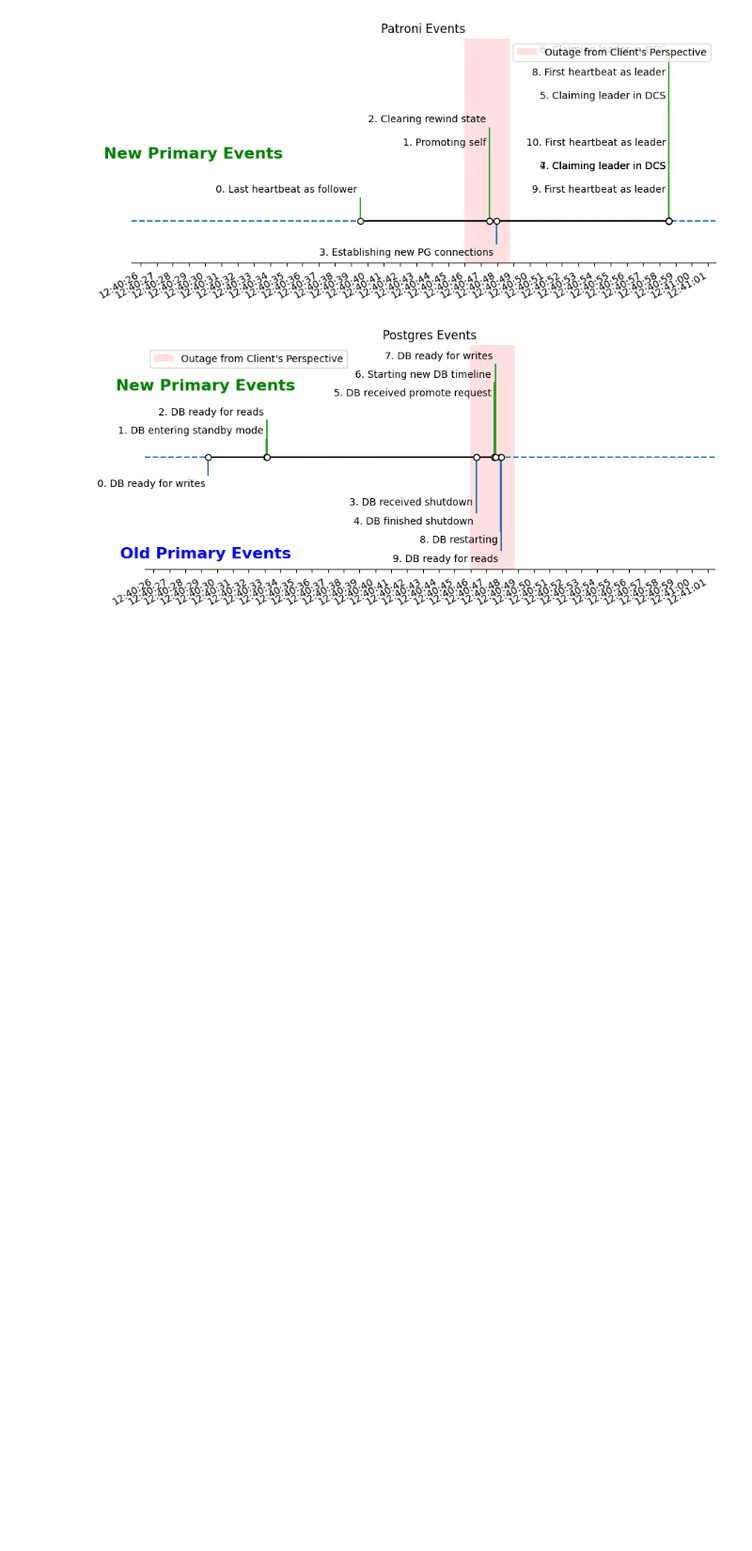
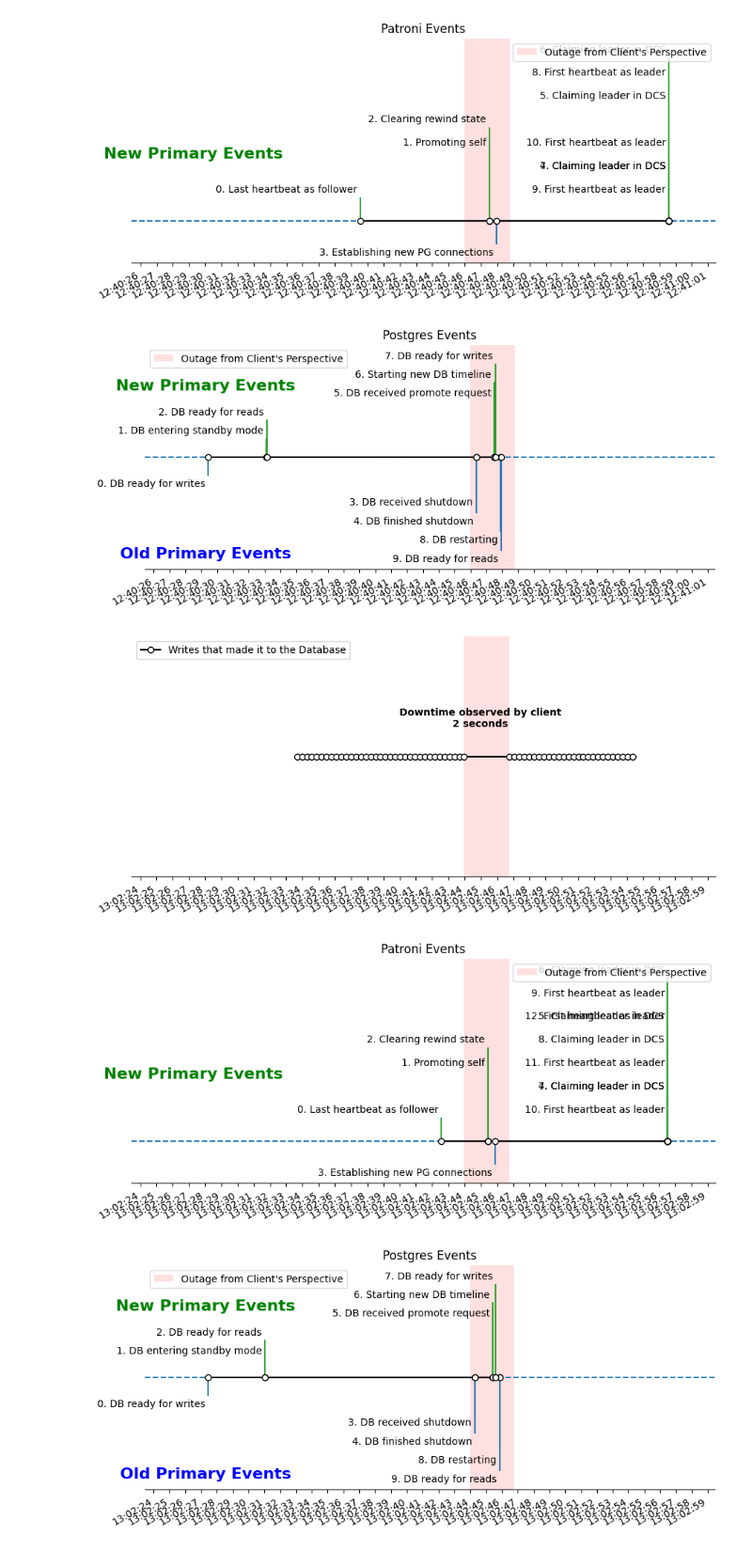
Before and after one commit to manishps/patroni-experiments, a Jupyter notebook: runner/analyze.ipynb, the cells around one changed output. Shown: that part at 94% size. Saved outputs shown, nothing was run; the diff lists cells and outputs as text; code cells hidden in the pictures; blank space fills up the shorter version.

```diff
--- a/runner/analyze.ipynb
+++ b/runner/analyze.ipynb
@@ -206,3 +206,63 @@ plot_events(
 [figure]
 [figure]
 [figure]
+# %%
+run = "long_sudden"
+
+# First get the events and figure out the window of time to plot
+POL_events = load_events(f"runs/{run}/POL_data.json")
+PNL_events = load_events(f"runs/{run}/PNL_data.json")
+GOL_events = load_events(f"runs/{run}/GOL_data.json")
+GNL_events = load_events(f"runs/{run}/GNL_data.json")
+
+min_time = min(
+    to_datetime_comma(POL_events[0]["timestamp"]),
+    to_datetime_comma(PNL_events[0]["timestamp"]),
+    to_datetime_period(GOL_events[0]["timestamp"]),
+    to_datetime_period(GNL_events[0]["timestamp"])
+)
+max_time = max(
+    to_datetime_comma(POL_events[-1]["timestamp"]),
+    to_datetime_comma(PNL_events[-1]["timestamp"]),
+    to_datetime_period(GOL_events[-1]["timestamp"]),
+    to_datetime_period(GNL_events[-1]["timestamp"])
+)
+xticks = [
+    min_time + timedelta(seconds=-4),
+    min_time + timedelta(seconds=-3),
+    min_time + timedelta(seconds=-2),
+    min_time + timedelta(seconds=-1),
+    min_time,
+]
+while min_time <= max_time + timedelta(seconds=2):
+    min_time += timedelta(seconds=1)
+    xticks.append(min_time)
+
+with open(f"runs/{run}/ClientPerspective.json") as json_file:
+        client_data = json.load(json_file)
+
+outage = plot_client_perspective(client_data = client_data, xticks=xticks)
+plot_events(
+    POL_events,
+    PNL_events,
+    xticks=xticks,
+    title="Patroni Events",
+    outage=outage,
+    new_loc=(xticks[4],3),
+    old_loc=(xticks[4],-5),
+    convert_func=to_datetime_comma
+)
+plot_events(
+    GOL_events,
+    GNL_events,
+    xticks=xticks,
+    title="Postgres Events",
+    outage=outage,
+    new_loc=(xticks[4],4),
+    old_loc=(xticks[4],-5),
+    convert_func=to_datetime_period
+)
+# %% [output]
+[figure, added]
+[figure, added]
+[figure, added]
```
